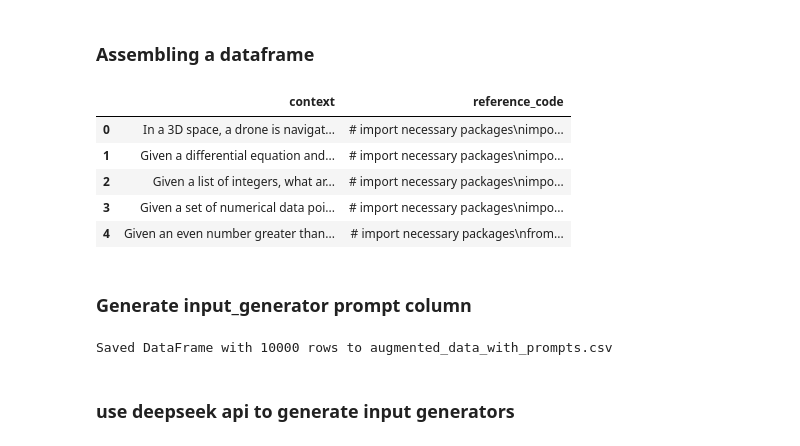
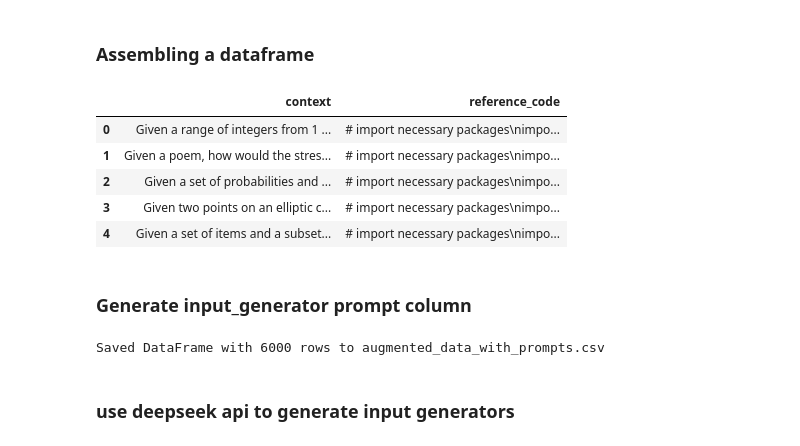
Before and after one commit to Ovanerven/DL2_CodeI-O, a Jupyter notebook: Code_IO_aug/additions/Augmentation_pipeline.ipynb, the cells around one changed output. Drawn from its saved outputs; the diff is of its cells as text; code cells hidden in the pictures.

Commit message:
Prompts working ready for inference, added to augmentation_pipeline.

```diff
--- a/Code_IO_aug/additions/Augmentation_pipeline.ipynb
+++ b/Code_IO_aug/additions/Augmentation_pipeline.ipynb
@@ -75,39 +75,39 @@ def process_data(input_file, max_rows=None):
     records = []
     for item in tqdm(data):
         if 'prompt' not in item:
             continue
 
         context = extract_context(item['prompt'])
         reference_code = extract_reference_code(item['prompt'])
 
         if context and reference_code:
             records.append({
                 'context': context,
                 'reference_code': reference_code,
             })
 
     return pd.DataFrame(records)
 
 # --- Configurable parameters ---
 NUM_ROWS = None  # Set to None to process all rows
 # OUTPUT_CSV = '../processed_data/extracted_contexts.csv'
 
 # Setup paths
 data_dir = '../generated_data'
-input_file = os.path.join(data_dir, 'ast-pyedur_full_subset.jsonl')
+input_file = os.path.join(data_dir, 'subset (1).jsonl')
 
 # Process data and create DataFrame
 df = process_data(input_file, max_rows=NUM_ROWS)
 
 # Display first few rows
 df.head()
 # %% [output]
 |  | context | reference_code |
-| 0 | In a 3D space, a drone is navigat... | # import necessary packages\nimpo... |
-| 1 | Given a differential equation and... | # import necessary packages\nimpo... |
-| 2 | Given a list of integers, what ar... | # import necessary packages\nimpo... |
-| 3 | Given a set of numerical data poi... | # import necessary packages\nimpo... |
-| 4 | Given an even number greater than... | # import necessary packages\nfrom... |
+| 0 | Given a range of integers from 1 ... | # import necessary packages\nimpo... |
+| 1 | Given a poem, how would the stres... | # import necessary packages\nimpo... |
+| 2 | Given a set of probabilities and ... | # import necessary packages\nimpo... |
+| 3 | Given two points on an elliptic c... | # import necessary packages\nimpo... |
+| 4 | Given a set of items and a subset... | # import necessary packages\nimpo... |
 # %% [markdown]
 ### Generate input_generator prompt column
 # %%
@@ -171,7 +171,7 @@ df['input_generator_prompt'] = df.apply(create_input_generator_prompt, axis=1)
 df.to_csv('../generated_data/augmented_data_with_prompts.csv', index=False)
 print(f"Saved DataFrame with {len(df)} rows to augmented_data_with_prompts.csv")
 # %% [output]
-Saved DataFrame with 10000 rows to augmented_data_with_prompts.csv
+Saved DataFrame with 6000 rows to augmented_data_with_prompts.csv
 # %% [markdown]
 ### use deepseek api to generate input generators
 # %%
```
Also changed, not shown: parts of 4 cells of this notebook, 2 other files.
